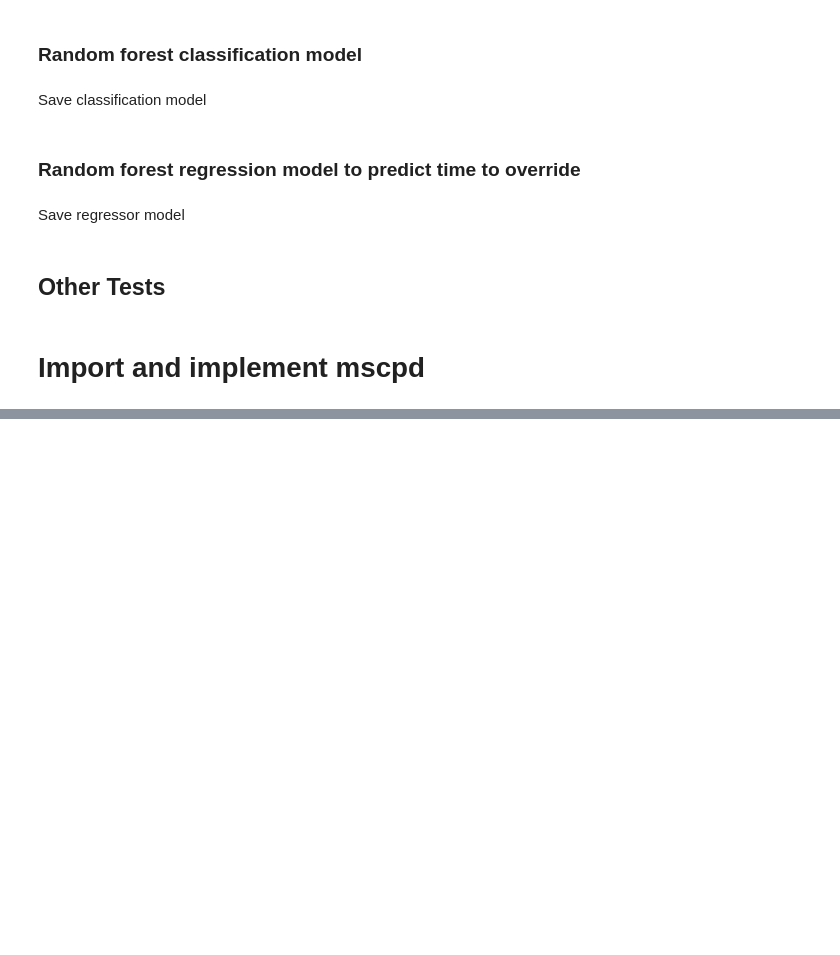
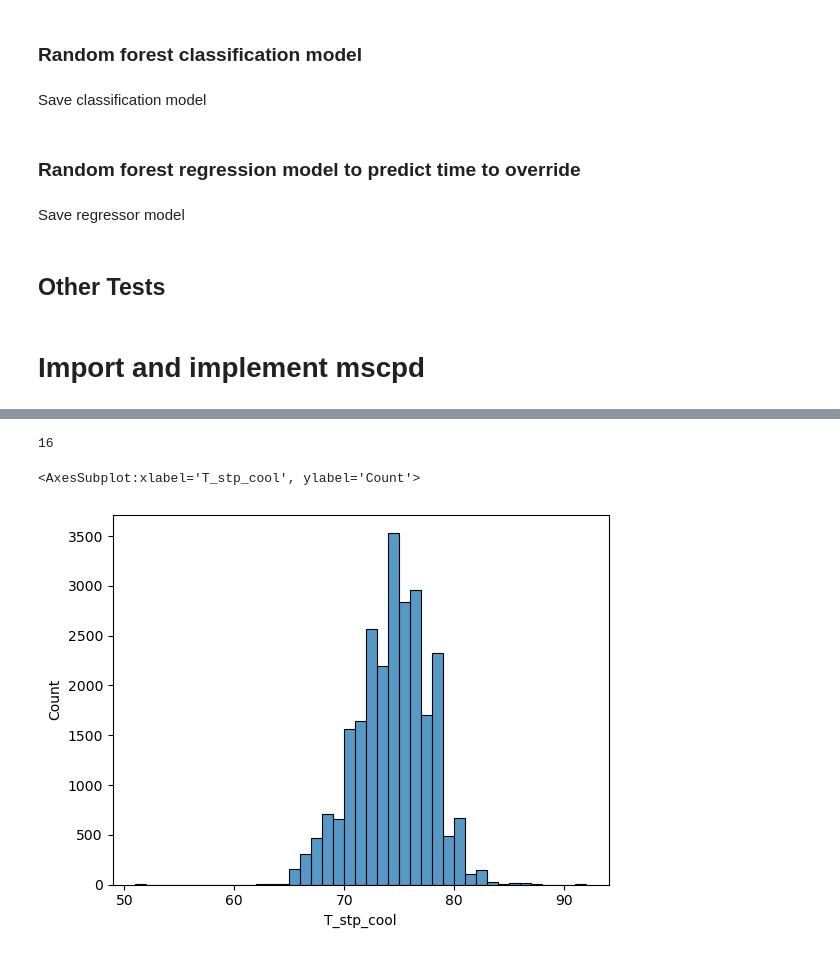
Before and after one commit to NEU-ABLE-LAB/Build_OBM, a Jupyter notebook: data_analysis/tests.ipynb, the cells around one changed output, grey strips where cells are left out. Drawn from its saved outputs; the diff is of its cells as text; code cells hidden in the pictures; blank space fills up the shorter version.

```diff
--- a/data_analysis/tests.ipynb
+++ b/data_analysis/tests.ipynb
@@ -531,0 +665,4 @@ x.TOD = pd.Series(x.TOD.dt.to_pydatetime(),dtype='object')
+# %%
+len(df_msc_tf_cool.loc[1,'T_ctrl_vec'])
+# %% [output]
+16
@@ -531,0 +673,5 @@ x.TOD = pd.Series(x.TOD.dt.to_pydatetime(),dtype='object')
+# %%
+sns.histplot(data = df_comf_tf_cool['T_stp_cool'],binwidth=1)
+# %% [output]
+<AxesSubplot:xlabel='T_stp_cool', ylabel='Count'>
+[figure, added]
```
Also changed, not shown: parts of 27 cells of this notebook, 2 other files.
